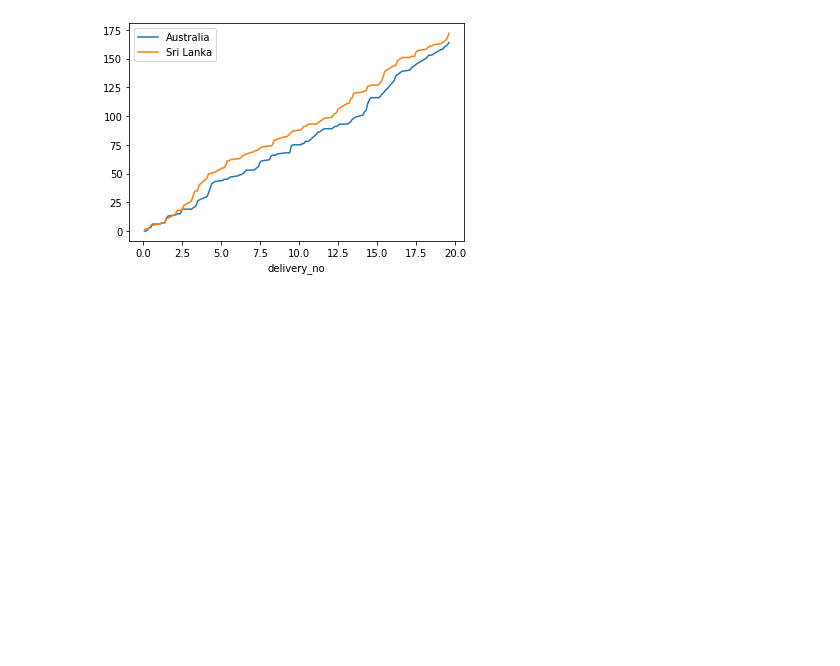
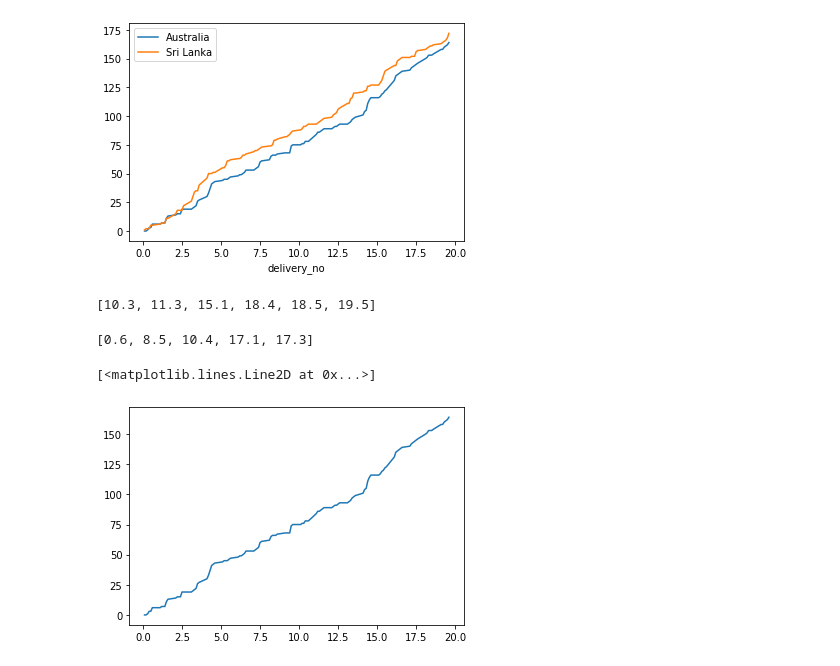
Before and after one commit to yagnik99/icc-data-analysis, a Jupyter notebook: Yagnik_Pandya_Guided_Project.ipynb, the cells around one changed output. Drawn from its saved outputs; the diff is of its cells as text; code cells hidden in the pictures; blank space fills up the shorter version.

```diff
--- a/Yagnik_Pandya_Guided_Project.ipynb
+++ b/Yagnik_Pandya_Guided_Project.ipynb
@@ -145,3 +152,20 @@ match_df.plot()
+# %%
+Australia_fall_of_wickets=[]
+for index,row in match_df[match_df['Australia wicket']==True].iterrows():
+  Australia_fall_of_wickets.append(index)
+Australia_fall_of_wickets
+# %% [output]
+[10.3, 11.3, 15.1, 18.4, 18.5, 19.5]
+# %%
+Srilanka_fall_of_wickets=[]
+for index,row in match_df[match_df['Sri Lanka wicket']==True].iterrows():
+  Srilanka_fall_of_wickets.append(index)
+Srilanka_fall_of_wickets
+# %% [output]
+[0.6, 8.5, 10.4, 17.1, 17.3]
 # %%
 #tring plot with wickets
-match_df.plot(markers='Australia wicket')
+plt.plot(match_df.index,match_df['Australia'],markevery=Australia_fall_of_wickets)
+# %% [output]
+[<matplotlib.lines.Line2D at 0x...>]
+[figure, added]
```
Also changed, not shown: parts of 3 cells of this notebook.
